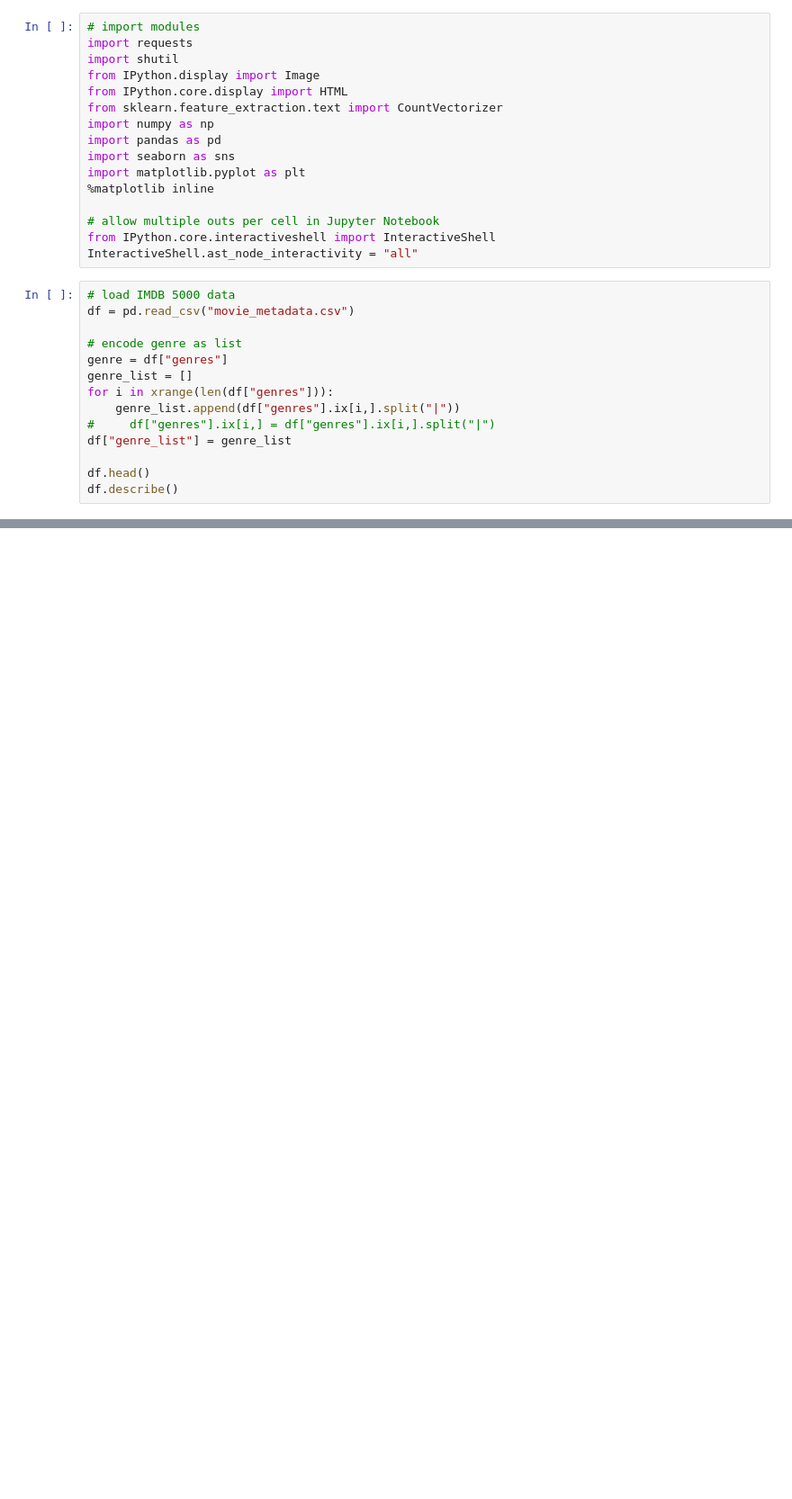
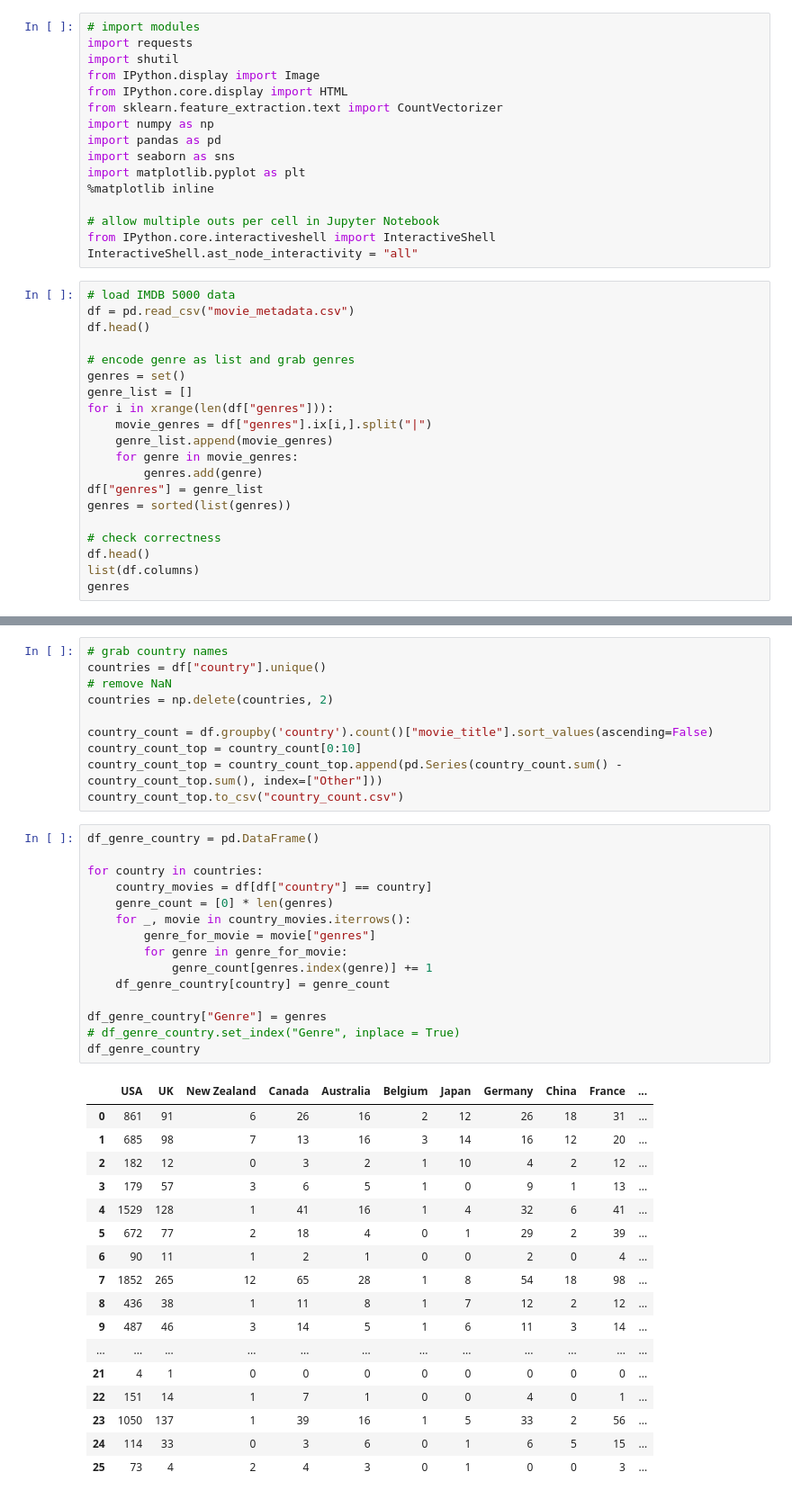
Before and after one commit to xueharry/cs109b-final-project, a Jupyter notebook: milestone1/Visualizations by Phillip.ipynb, the cells around one changed output, grey strips where cells are left out. Shown at 90% size. Saved outputs shown, nothing was run; the diff lists cells and outputs as text; blank space fills up the shorter version.

Commit message:
moved data

```diff
--- a/milestone1/Visualizations by Phillip.ipynb
+++ b/milestone1/Visualizations by Phillip.ipynb
@@ -17,17 +17,23 @@ InteractiveShell.ast_node_interactivity = "all"
 # %%
 # load IMDB 5000 data
 df = pd.read_csv("movie_metadata.csv")
+df.head()
 
-# encode genre as list
-genre = df["genres"]
+# encode genre as list and grab genres
+genres = set()
 genre_list = []
 for i in xrange(len(df["genres"])):
-    genre_list.append(df["genres"].ix[i,].split("|"))
-#     df["genres"].ix[i,] = df["genres"].ix[i,].split("|")
-df["genre_list"] = genre_list
+    movie_genres = df["genres"].ix[i,].split("|")
+    genre_list.append(movie_genres)
+    for genre in movie_genres:
+        genres.add(genre)
+df["genres"] = genre_list
+genres = sorted(list(genres))
 
+# check correctness
 df.head()
-df.describe()
+list(df.columns)
+genres
 # %% [output]
 |  | color | director_name | num_critic_for_reviews | duration | director_facebook_likes | actor_3_facebook_likes | ... |
 | 0 | Color | James Cameron | 723.0 | 178.0 | 0.0 | 855.0 | ... |
@@ -47,0 +88,43 @@ df.describe()
+# %%
+# grab country names
+countries = df["country"].unique()
+# remove NaN
+countries = np.delete(countries, 2)
+
+country_count = df.groupby('country').count()["movie_title"].sort_values(ascending=False)
+country_count_top = country_count[0:10]
+country_count_top = country_count_top.append(pd.Series(country_count.sum() - country_count_top.sum(), index=["Other"]))
+country_count_top.to_csv("country_count.csv")
+# %%
+df_genre_country = pd.DataFrame()
+
+for country in countries:
+    country_movies = df[df["country"] == country]
+    genre_count = [0] * len(genres)
+    for _, movie in country_movies.iterrows():
+        genre_for_movie = movie["genres"]
+        for genre in genre_for_movie:
+            genre_count[genres.index(genre)] += 1
+    df_genre_country[country] = genre_count
+
+df_genre_country["Genre"] = genres
+# df_genre_country.set_index("Genre", inplace = True)
+df_genre_country
+# %% [output]
+|  | USA | UK | New Zealand | Canada | Australia | Belgium | Japan | Germany | China | France | ... |
+| 0 | 861 | 91 | 6 | 26 | 16 | 2 | 12 | 26 | 18 | 31 | ... |
+| 1 | 685 | 98 | 7 | 13 | 16 | 3 | 14 | 16 | 12 | 20 | ... |
+| 2 | 182 | 12 | 0 | 3 | 2 | 1 | 10 | 4 | 2 | 12 | ... |
+| 3 | 179 | 57 | 3 | 6 | 5 | 1 | 0 | 9 | 1 | 13 | ... |
+| 4 | 1529 | 128 | 1 | 41 | 16 | 1 | 4 | 32 | 6 | 41 | ... |
+| 5 | 672 | 77 | 2 | 18 | 4 | 0 | 1 | 29 | 2 | 39 | ... |
+| 6 | 90 | 11 | 1 | 2 | 1 | 0 | 0 | 2 | 0 | 4 | ... |
+| 7 | 1852 | 265 | 12 | 65 | 28 | 1 | 8 | 54 | 18 | 98 | ... |
+| 8 | 436 | 38 | 1 | 11 | 8 | 1 | 7 | 12 | 2 | 12 | ... |
+| 9 | 487 | 46 | 3 | 14 | 5 | 1 | 6 | 11 | 3 | 14 | ... |
+| ... | ... | ... | ... | ... | ... | ... | ... | ... | ... | ... | ... |
+| 21 | 4 | 1 | 0 | 0 | 0 | 0 | 0 | 0 | 0 | 0 | ... |
+| 22 | 151 | 14 | 1 | 7 | 1 | 0 | 0 | 4 | 0 | 1 | ... |
+| 23 | 1050 | 137 | 1 | 39 | 16 | 1 | 5 | 33 | 2 | 56 | ... |
+| 24 | 114 | 33 | 0 | 3 | 6 | 0 | 1 | 6 | 5 | 15 | ... |
+| 25 | 73 | 4 | 2 | 4 | 3 | 0 | 1 | 0 | 0 | 3 | ... |
```
Also changed, not shown: parts of 4 cells of this notebook, 3 other files.
